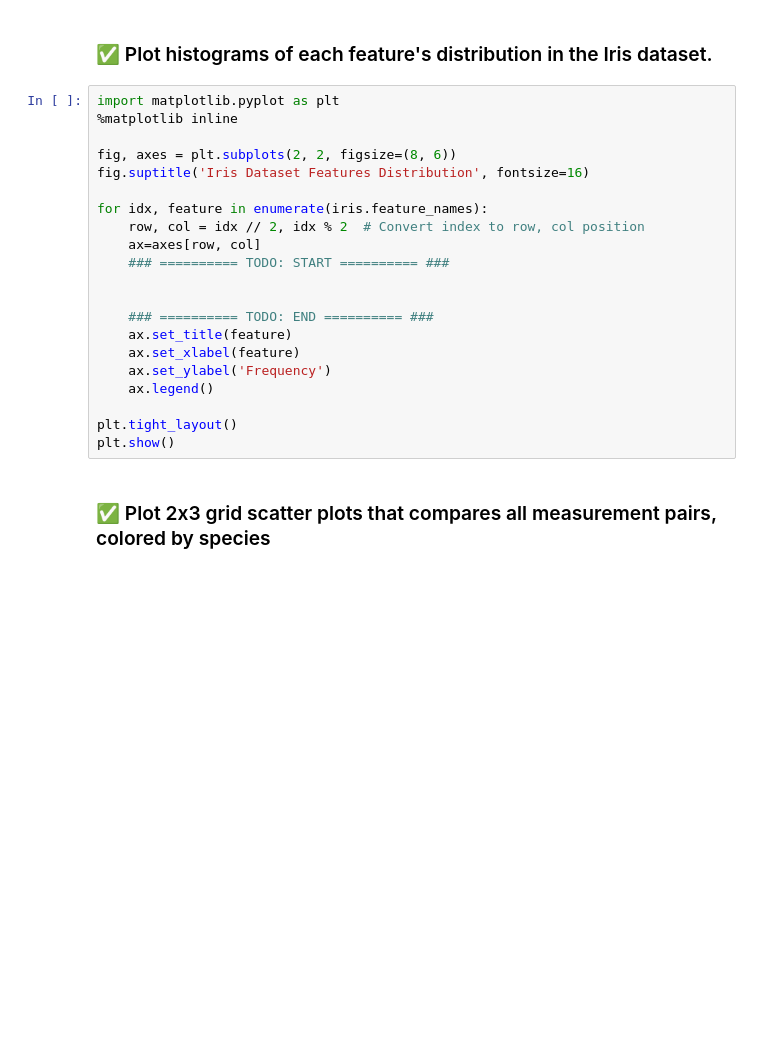
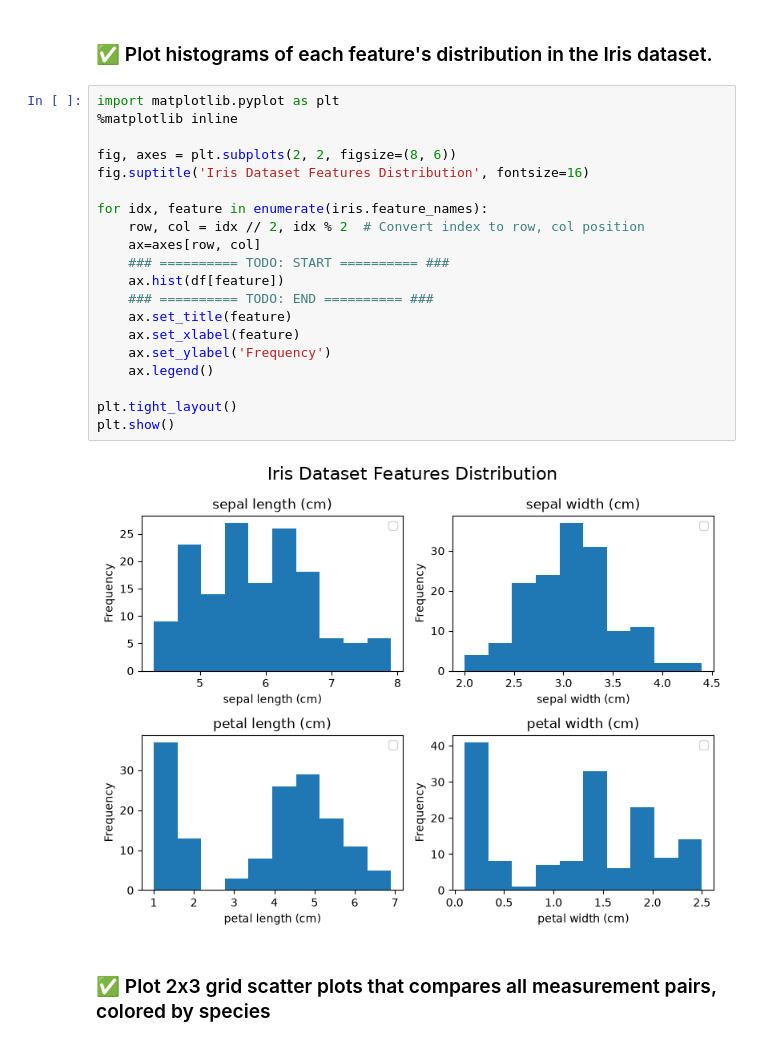
Before and after one commit to aisaiahmaguadog/cmsi5350-notes, a Jupyter notebook: Notebooks/Notebook_5.1_DT_And_KNN.ipynb, the cells around one changed output. Saved outputs shown, nothing was run; the diff lists cells and outputs as text; blank space fills up the shorter version.

```diff
--- a/Notebooks/Notebook_5.1_DT_And_KNN.ipynb
+++ b/Notebooks/Notebook_5.1_DT_And_KNN.ipynb
@@ -107,24 +114,25 @@ What are the effective ways to visualize the Iris dataset?
 # %%
 import matplotlib.pyplot as plt
 %matplotlib inline
 
 fig, axes = plt.subplots(2, 2, figsize=(8, 6))
 fig.suptitle('Iris Dataset Features Distribution', fontsize=16)
 
 for idx, feature in enumerate(iris.feature_names):
     row, col = idx // 2, idx % 2  # Convert index to row, col position
     ax=axes[row, col]
     ### ========== TODO: START ========== ###
-
-
+    ax.hist(df[feature])
     ### ========== TODO: END ========== ###
     ax.set_title(feature)
     ax.set_xlabel(feature)
     ax.set_ylabel('Frequency')
     ax.legend()
 
 plt.tight_layout()
 plt.show()
+# %% [output]
+[figure, added]
 # %% [markdown]
 ### ✅ Plot 2x3 grid scatter plots that compares all measurement pairs, colored by species
 # %%
```
Also changed, not shown: parts of 13 cells of this notebook.
